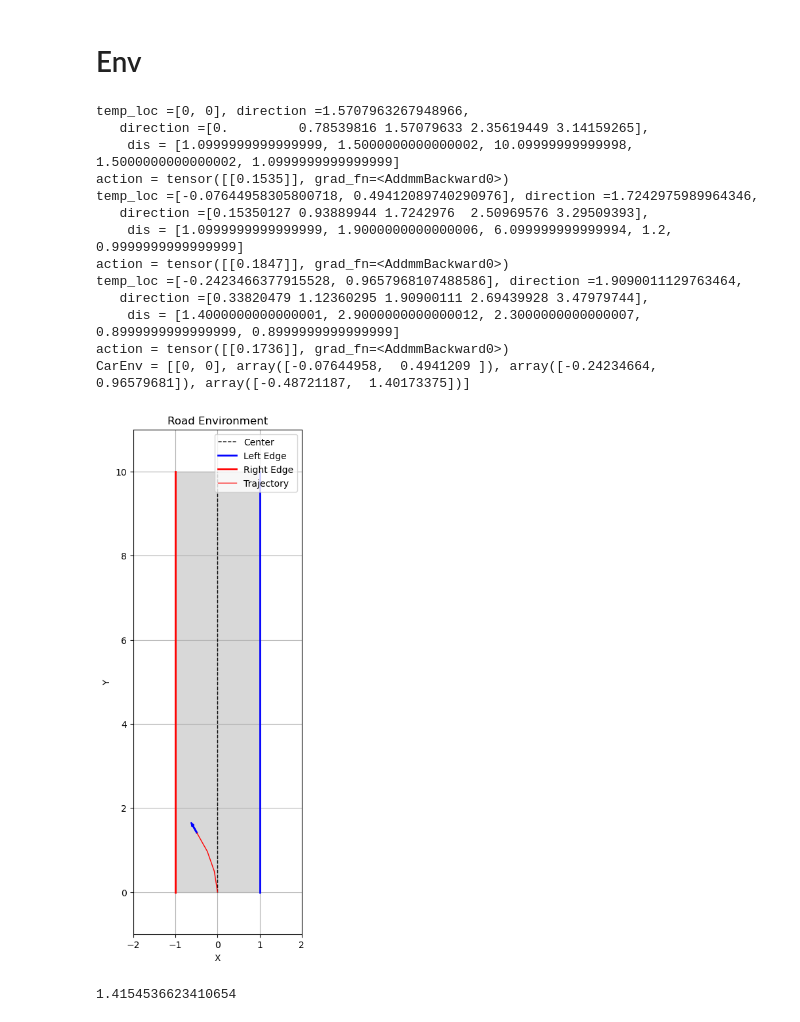
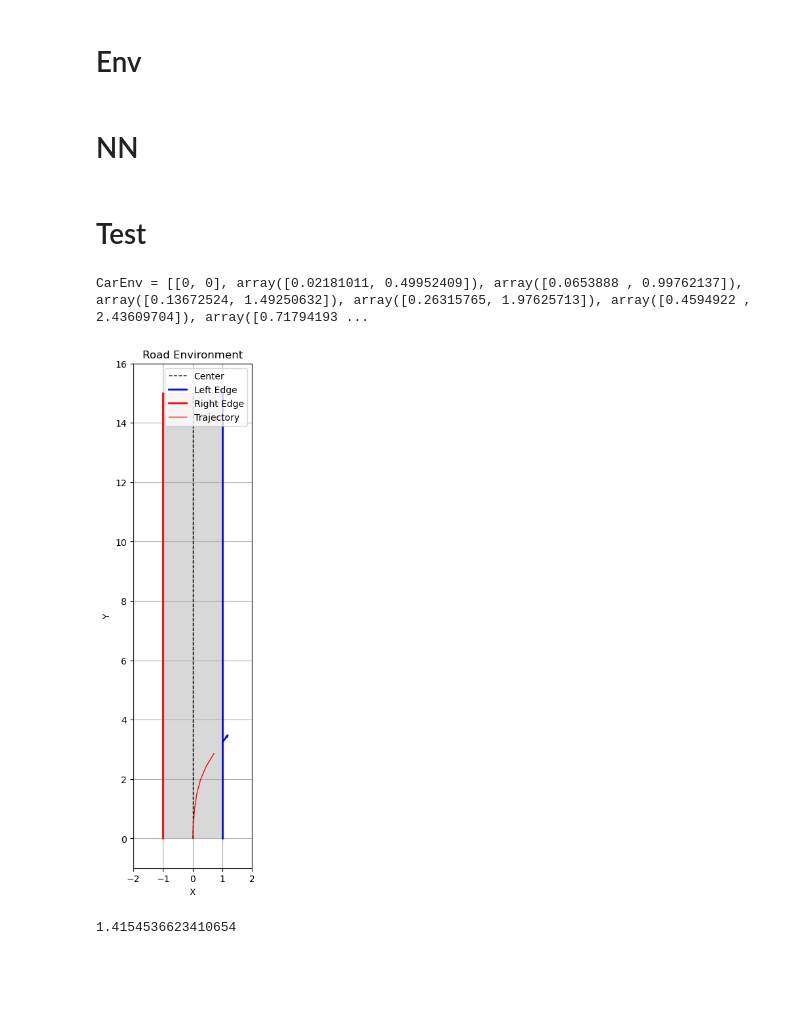
Before and after one commit to OmerShiranC/RL-Project, a Jupyter notebook: DDPG Car.ipynb, the cells around one changed output. Drawn from its saved outputs; the diff is of its cells as text; code cells hidden in the pictures; blank space fills up the shorter version.

```diff
--- a/DDPG Car.ipynb
+++ b/DDPG Car.ipynb
@@ -87,9 +87,9 @@ class RoadEnvironment:
         self.resulotion = 0.1
 
     def _generate_road_path(self):
-        self.center = [(0,0),(0,10)]
-        self.left_edge = [(self.width,0),(self.width,10)]
-        self.right_edge = [(-self.width,0),(-self.width,10)]
+        self.center = [(0,0),(0,self.length)]
+        self.left_edge = [(self.width,0),(self.width,self.length)]
+        self.right_edge = [(-self.width,0),(-self.width,self.length)]
 
 
     def on_road(self,loc,direction):
@@ -97,9 +97,9 @@ class RoadEnvironment:
         y = loc[1]
         # Check road boundaries using individual conditions
         if  -self.width < x < self.width and 0 <= y < self.length and 0 < direction <  np.pi:
+            return False
+        else:
             return True
-        else:
-            return False
 
     def sensors(self, loc, direction, n): #number of sensors
         min_dir = direction - .5 * np.pi
@@ -110,13 +110,13 @@ class RoadEnvironment:
         for i in directions:
             temp_loc = loc.copy()
             dis = 0
-            while self.on_road(temp_loc,direction = 0.5*np.pi) and dis < 20:
+            while not self.on_road(temp_loc,direction = 0.5*np.pi) and dis < 20:
                 temp_loc[0] +=  self.resulotion *  math.cos(i)
                 temp_loc[1] +=  self.resulotion *  math.sin(i)
                 dis += self.resulotion
             distanses.append(dis)
 
-        print(f'temp_loc ={loc}, direction ={direction},\n   direction ={directions},\n    dis = {distanses}')
+
         return distanses
 # %%
 class CarEnvironment:
@@ -196,0 +161,2 @@ class CarAgent(nn.Module):
+# %% [markdown]
+# NN
@@ -197,33 +197,22 @@ class CarAgent(nn.Module):
+# %% [markdown]
+# Test
 # %%
-RoadEnv = RoadEnvironment(data_points= [(0, 0), (0, 10)], width=1,length =10, closed=False)
+RoadEnv = RoadEnvironment(data_points= [(0, 0), (0, 10)], width=1,length =15, closed=False)
 CarEnv  = CarEnvironment(RoadEnv)
 car_agent = CarAgent()
 
 
-action = car_agent.act(CarEnv.car_state)
-CarEnv.step(action)
-action = car_agent.act(CarEnv.car_state)
-CarEnv.step(action)
-action = car_agent.act(CarEnv.car_state)
-CarEnv.step(action)
+
+while not CarEnv.Terminal:
+    action = car_agent.act(CarEnv.car_state)
+    CarEnv.step(action)
+
 
 print(f'CarEnv = {CarEnv.trajectory}')
 visualize(RoadEnv,CarEnv)
 # %% [output]
-temp_loc =[0, 0], direction =1.5707963267948966,
-   direction =[0.         0.78539816 1.57079633 2.35619449 3.14159265],
-    dis = [1.0999999999999999, 1.5000000000000002, 10.09999999999998, 1.5000000000000002, 1.0999999999999999]
-action = tensor([[0.1535]], grad_fn=<AddmmBackward0>)
-temp_loc =[-0.07644958305800718, 0.49412089740290976], direction =1.7242975989964346,
-   direction =[0.15350127 0.93889944 1.7242976  2.50969576 3.29509393],
-    dis = [1.0999999999999999, 1.9000000000000006, 6.099999999999994, 1.2, 0.9999999999999999]
-action = tensor([[0.1847]], grad_fn=<AddmmBackward0>)
-temp_loc =[-0.2423466377915528, 0.9657968107488586], direction =1.9090011129763464,
-   direction =[0.33820479 1.12360295 1.90900111 2.69439928 3.47979744],
-    dis = [1.4000000000000001, 2.9000000000000012, 2.3000000000000007, 0.8999999999999999, 0.8999999999999999]
-action = tensor([[0.1736]], grad_fn=<AddmmBackward0>)
-CarEnv = [[0, 0], array([-0.07644958,  0.4941209 ]), array([-0.24234664,  0.96579681]), array([-0.48721187,  1.40173375])]
+CarEnv = [[0, 0], array([0.02181011, 0.49952409]), array([0.0653888 , 0.99762137]), array([0.13672524, 1.49250632]), array([0.26315765, 1.97625713]), array([0.4594922 , 2.43609704]), array([0.71794193 ...
-[figure, old version]
+[figure, new version]
 # %%
 random.uniform(-.4, .4)+np.pi/2
 # %% [output]
```
Also changed, not shown: parts of 2 cells of this notebook.
